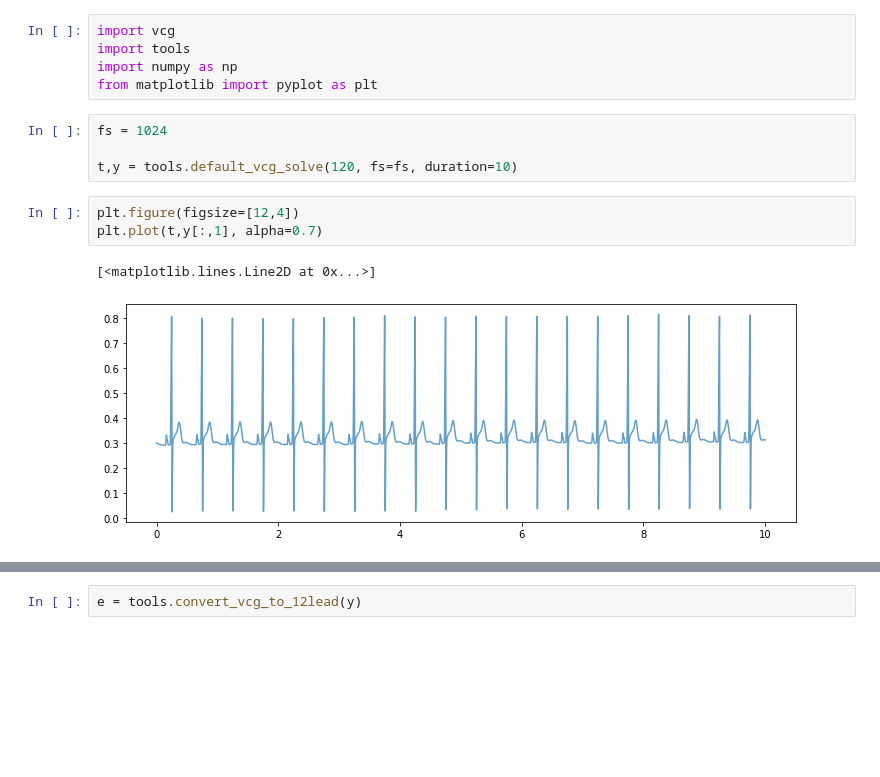
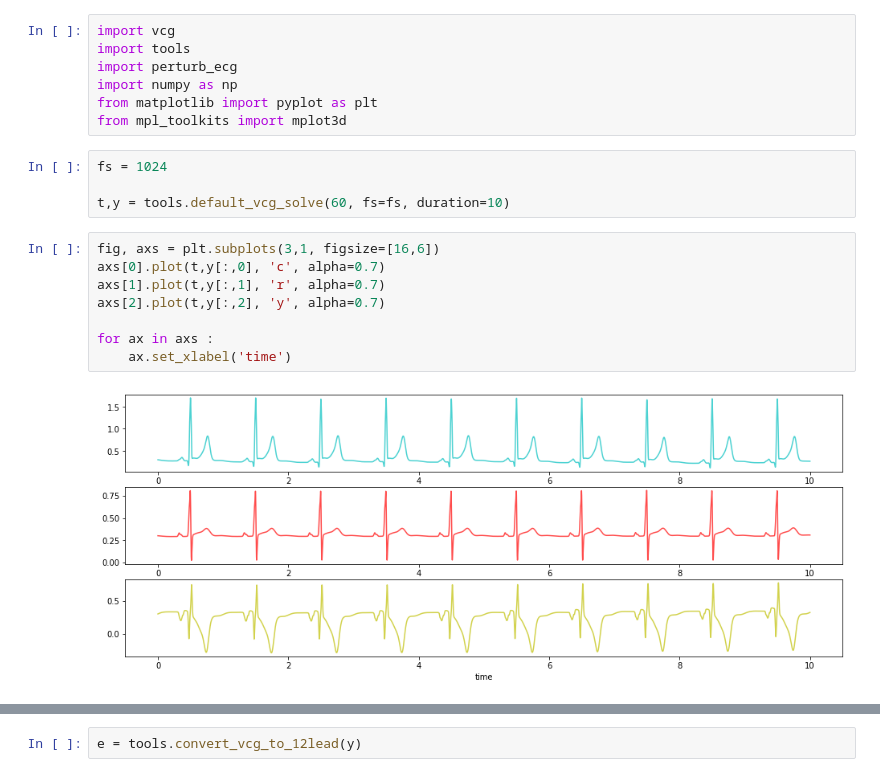
Before and after one commit to mit-ccrg/ECGNetSensitivity, a Jupyter notebook: test_vcg.ipynb, the cells around one changed output, grey strips where cells are left out. Cells and saved outputs as stored; diff of their text form; blank space fills up the shorter version.

```diff
--- a/test_vcg.ipynb
+++ b/test_vcg.ipynb
@@ -1,15 +1,21 @@
 # %%
 import vcg
 import tools
+import perturb_ecg
 import numpy as np
 from matplotlib import pyplot as plt
+from mpl_toolkits import mplot3d
 # %%
 fs = 1024
 
-t,y = tools.default_vcg_solve(120, fs=fs, duration=10)
+t,y = tools.default_vcg_solve(60, fs=fs, duration=10)
-# %%
-plt.figure(figsize=[12,4])
-plt.plot(t,y[:,1], alpha=0.7)
-# %% [output]
-[<matplotlib.lines.Line2D at 0x...>]
-[figure, removed]
+# %%
+fig, axs = plt.subplots(3,1, figsize=[16,6])
+axs[0].plot(t,y[:,0], 'c', alpha=0.7)
+axs[1].plot(t,y[:,1], 'r', alpha=0.7)
+axs[2].plot(t,y[:,2], 'y', alpha=0.7)
+
+for ax in axs :
+    ax.set_xlabel('time')
+# %% [output]
+[figure, added]
```
Also changed, not shown: parts of 18 cells of this notebook, 1 other file.
